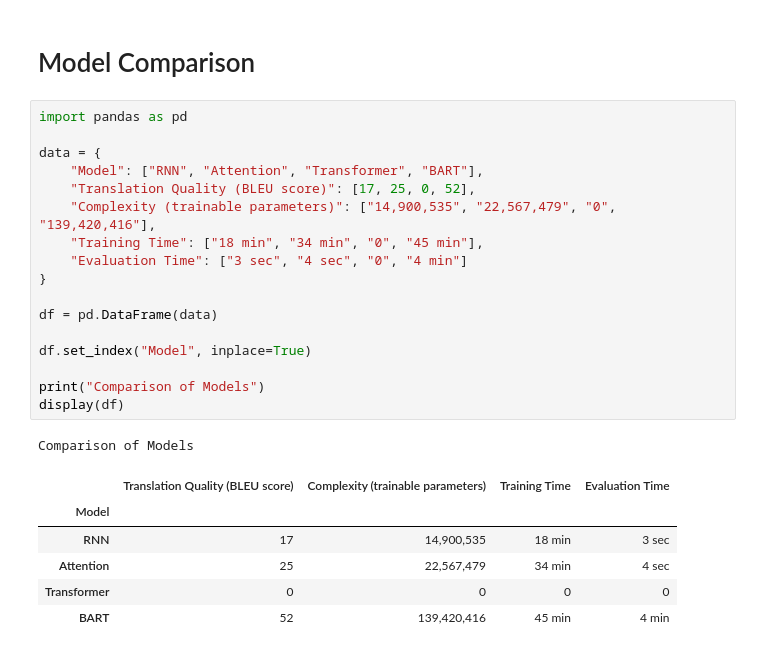
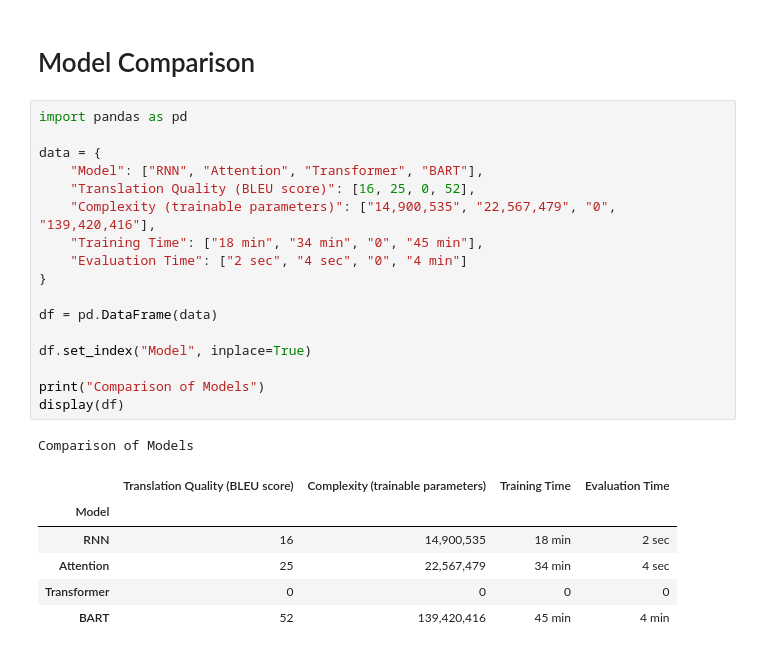
Before and after one commit to brayandm/deep-learning-in-applications-homeworks, a Jupyter notebook: hw02_NMT/hw02_Neural_Machine_translation.ipynb, the cells around one changed output. Drawn from its saved outputs; the diff is of its cells as text.

```diff
--- a/hw02_NMT/hw02_Neural_Machine_translation.ipynb
+++ b/hw02_NMT/hw02_Neural_Machine_translation.ipynb
@@ -1298,25 +1322,25 @@ corpus_bleu([[text] for text in original_text], generated_text) * 100
 # %%
 import pandas as pd
 
 data = {
     "Model": ["RNN", "Attention", "Transformer", "BART"],
-    "Translation Quality (BLEU score)": [17, 25, 0, 52],
+    "Translation Quality (BLEU score)": [16, 25, 0, 52],
     "Complexity (trainable parameters)": ["14,900,535", "22,567,479", "0", "139,420,416"],
     "Training Time": ["18 min", "34 min", "0", "45 min"],
-    "Evaluation Time": ["3 sec", "4 sec", "0", "4 min"]
+    "Evaluation Time": ["2 sec", "4 sec", "0", "4 min"]
 }
 
 df = pd.DataFrame(data)
 
 df.set_index("Model", inplace=True)
 
 print("Comparison of Models")
 display(df)
 # %% [output]
 Comparison of Models
 |  | Translation Quality (BLEU score) | Complexity (trainable parameters) | Training Time | Evaluation Time |
 | Model |  |  |  |  |
-| RNN | 17 | 14,900,535 | 18 min | 3 sec |
+| RNN | 16 | 14,900,535 | 18 min | 2 sec |
 | Attention | 25 | 22,567,479 | 34 min | 4 sec |
 | Transformer | 0 | 0 | 0 | 0 |
 | BART | 52 | 139,420,416 | 45 min | 4 min |
```
Also changed, not shown: parts of 10 cells of this notebook.
